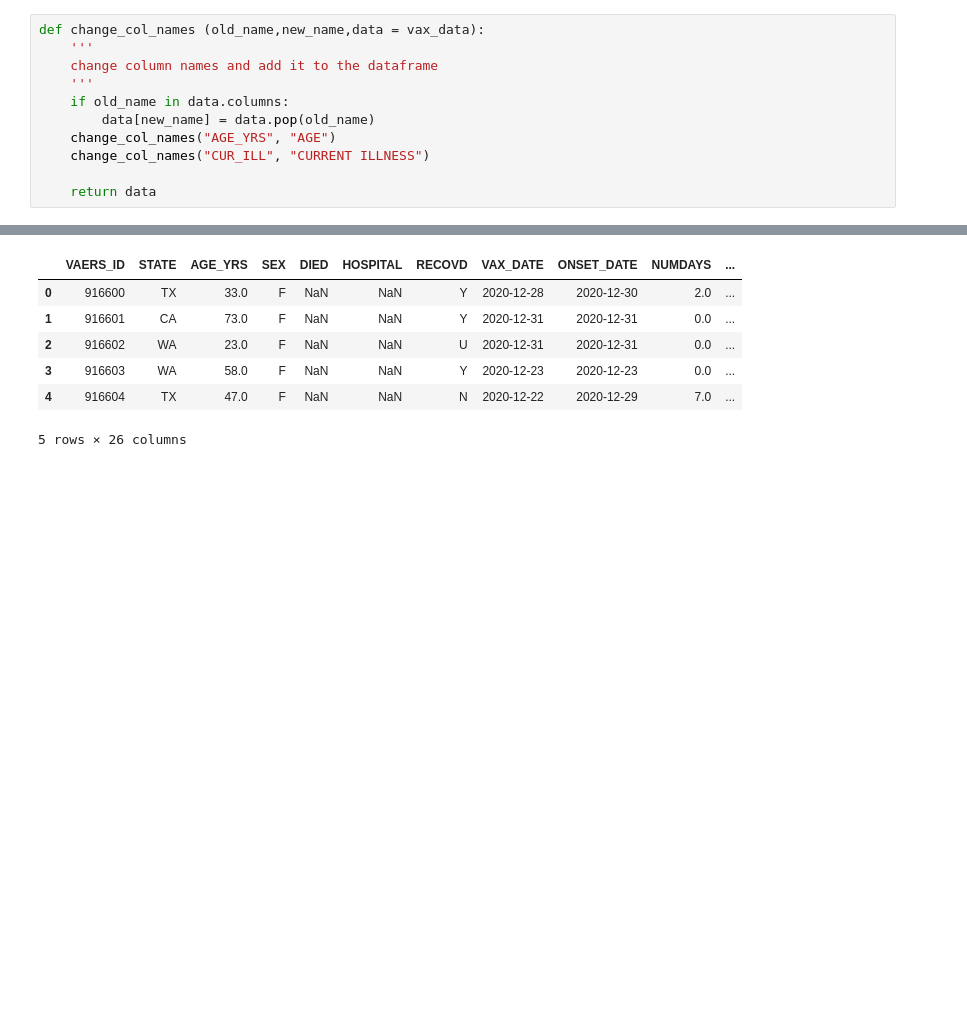
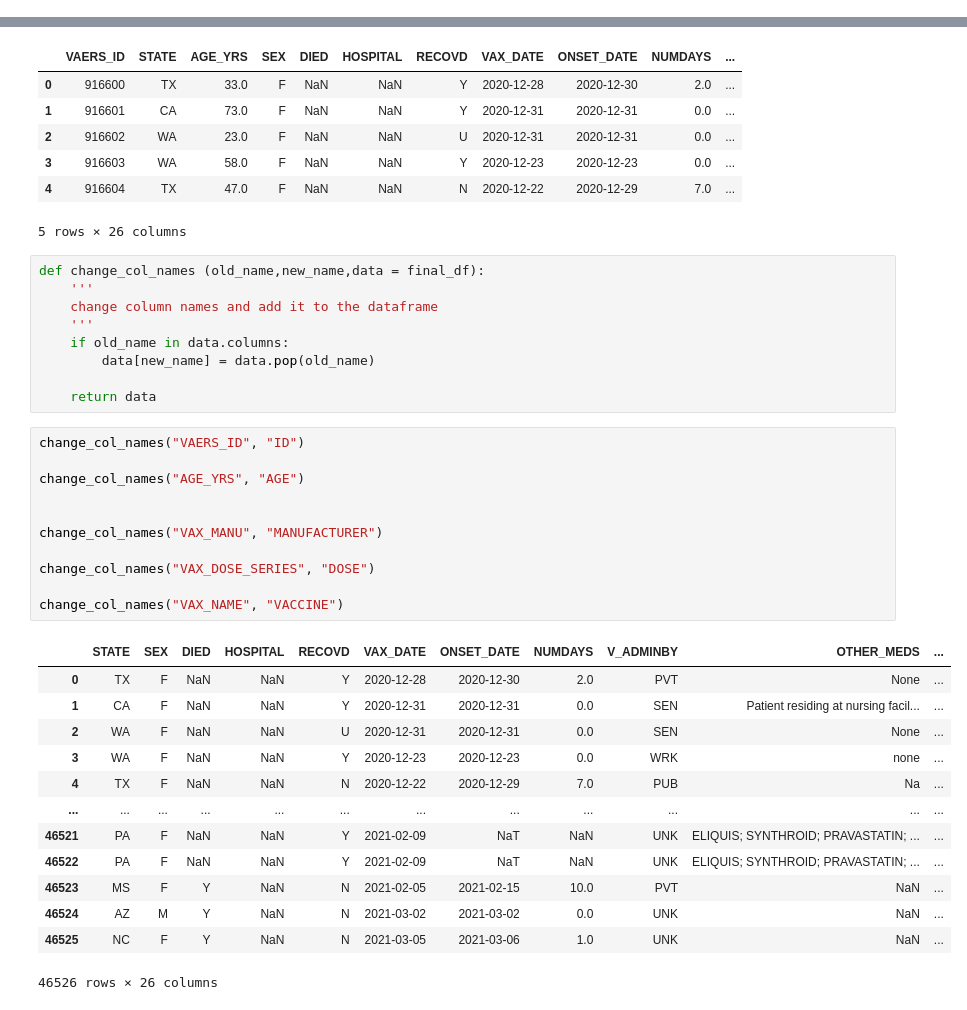
Before and after one commit to Komal77rao/Project--COVID-19, a Jupyter notebook: Cleaning_data.ipynb, the cells around one changed output, grey strips where cells are left out. Saved outputs shown, nothing was run; the diff lists cells and outputs as text; blank space fills up the shorter version.

```diff
--- a/Cleaning_data.ipynb
+++ b/Cleaning_data.ipynb
@@ -112,17 +117,6 @@ Index(['VAERS_ID', 'STATE', 'AGE_YRS', 'SEX', 'DIED', 'HOSPITAL', 'RECOVD',
        'VAX_DATE', 'ONSET_DATE', 'NUMDAYS', 'V_ADMINBY', 'OTHER_MEDS',
        'CUR_ILL', 'HISTORY', 'FORM_VERS', 'TODAYS_DATE', 'ALLERGIES'],
       dtype='object')
-# %%
-def change_col_names (old_name,new_name,data = vax_data):
-    '''
-    change column names and add it to the dataframe
-    '''
-    if old_name in data.columns:
-        data[new_name] = data.pop(old_name)
-    change_col_names("AGE_YRS", "AGE")
-    change_col_names("CUR_ILL", "CURRENT ILLNESS")
-
-    return data
 # %%
 vax_data.dtypes
 # %% [output]
@@ -387,3 +381,37 @@ final_df.head()
 | 3 | 916603 | WA | 58.0 | F | NaN | NaN | Y | 2020-12-23 | 2020-12-23 | 0.0 | ... |
 | 4 | 916604 | TX | 47.0 | F | NaN | NaN | N | 2020-12-22 | 2020-12-29 | 7.0 | ... |
 5 rows × 26 columns
+# %%
+def change_col_names (old_name,new_name,data = final_df):
+    '''
+    change column names and add it to the dataframe
+    '''
+    if old_name in data.columns:
+        data[new_name] = data.pop(old_name)
+
+    return data
+# %%
+change_col_names("VAERS_ID", "ID")
+
+change_col_names("AGE_YRS", "AGE")
+
+
+change_col_names("VAX_MANU", "MANUFACTURER")
+
+change_col_names("VAX_DOSE_SERIES", "DOSE")
+
+change_col_names("VAX_NAME", "VACCINE")
+# %% [output]
+|  | STATE | SEX | DIED | HOSPITAL | RECOVD | VAX_DATE | ONSET_DATE | NUMDAYS | V_ADMINBY | OTHER_MEDS | ... |
+| 0 | TX | F | NaN | NaN | Y | 2020-12-28 | 2020-12-30 | 2.0 | PVT | None | ... |
+| 1 | CA | F | NaN | NaN | Y | 2020-12-31 | 2020-12-31 | 0.0 | SEN | Patient residing at nursing facil... | ... |
+| 2 | WA | F | NaN | NaN | U | 2020-12-31 | 2020-12-31 | 0.0 | SEN | None | ... |
+| 3 | WA | F | NaN | NaN | Y | 2020-12-23 | 2020-12-23 | 0.0 | WRK | none | ... |
+| 4 | TX | F | NaN | NaN | N | 2020-12-22 | 2020-12-29 | 7.0 | PUB | Na | ... |
+| ... | ... | ... | ... | ... | ... | ... | ... | ... | ... | ... | ... |
+| 46521 | PA | F | NaN | NaN | Y | 2021-02-09 | NaT | NaN | UNK | ELIQUIS; SYNTHROID; PRAVASTATIN; ... | ... |
+| 46522 | PA | F | NaN | NaN | Y | 2021-02-09 | NaT | NaN | UNK | ELIQUIS; SYNTHROID; PRAVASTATIN; ... | ... |
+| 46523 | MS | F | Y | NaN | N | 2021-02-05 | 2021-02-15 | 10.0 | PVT | NaN | ... |
+| 46524 | AZ | M | Y | NaN | N | 2021-03-02 | 2021-03-02 | 0.0 | UNK | NaN | ... |
+| 46525 | NC | F | Y | NaN | N | 2021-03-05 | 2021-03-06 | 1.0 | UNK | NaN | ... |
+46526 rows × 26 columns
```
Also changed, not shown: parts of 15 cells of this notebook, 1 other file.
